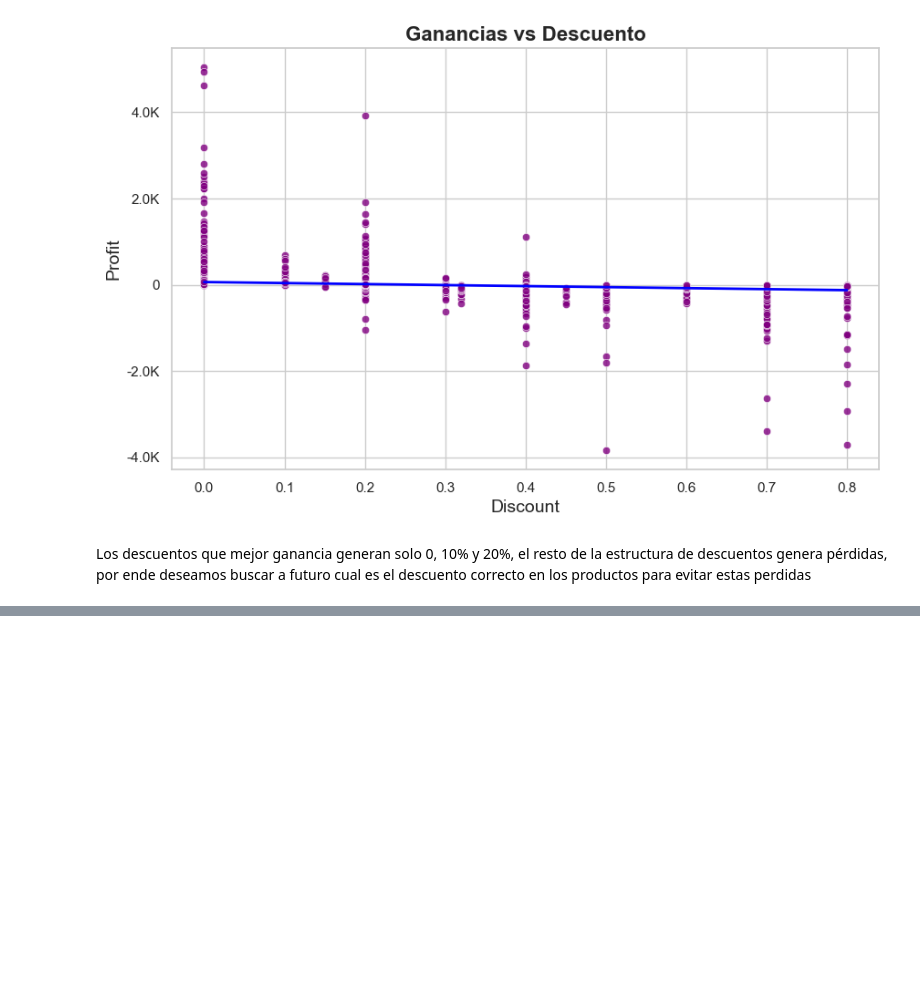
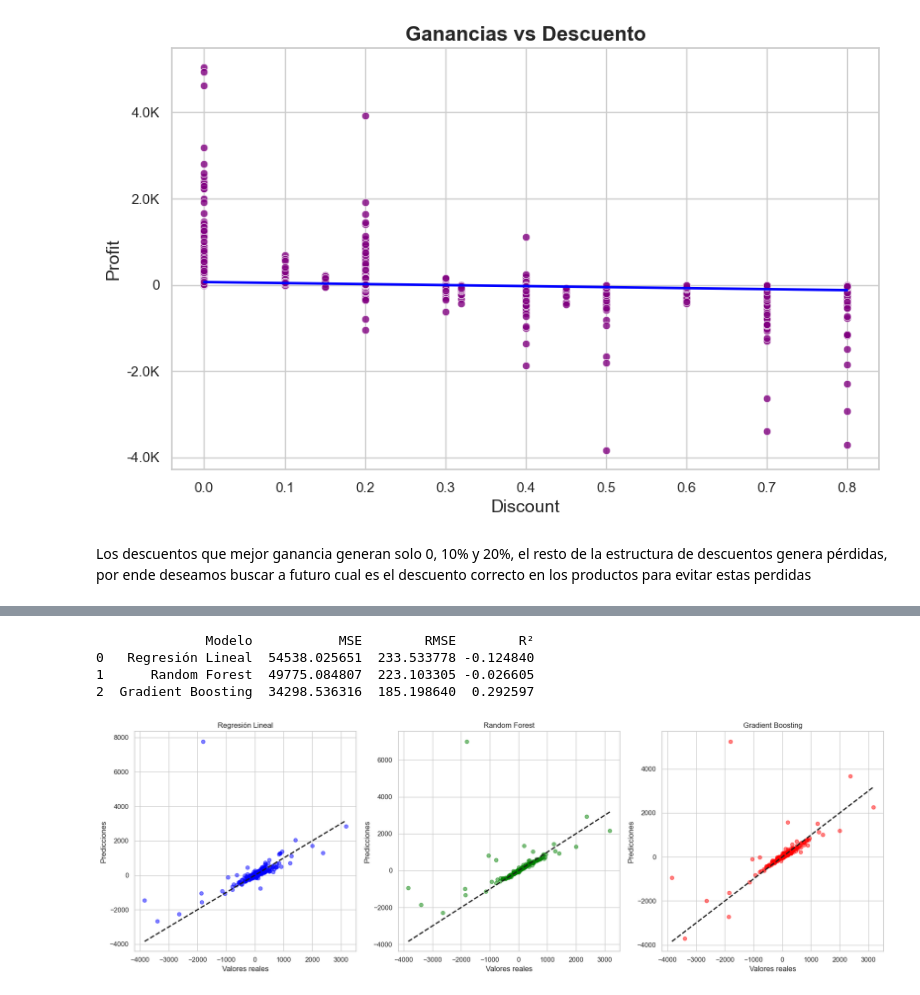
Before and after one commit to yusleylabrador/DCI_Proyecto, a Jupyter notebook: Proyecto_Ventas_Yusley.ipynb, the cells around one changed output, grey strips where cells are left out. Drawn from its saved outputs; the diff is of its cells as text; code cells hidden in the pictures; blank space fills up the shorter version.

```diff
--- a/Proyecto_Ventas_Yusley.ipynb
+++ b/Proyecto_Ventas_Yusley.ipynb
@@ -515,0 +680,9 @@ Los descuentos que mejor ganancia generan solo 0, 10% y 20%, el resto de la estr
+# %%
+# Crear y entrenar el modelo de Random Forest
+modelo_rf = RandomForestRegressor(random_state=42)
+modelo_rf.fit(X_train, y_train)
+
+# Predecir y evaluar
+y_pred_rf = modelo_rf.predict(X_test)
+print("\nResultados de Random Forest:")
+evaluar_modelo(y_test, y_pred_rf)
@@ -515,0 +699,9 @@ Los descuentos que mejor ganancia generan solo 0, 10% y 20%, el resto de la estr
+# %%
+# Crear y entrenar el modelo de Gradient Boosting
+modelo_gb = GradientBoostingRegressor(random_state=42)
+modelo_gb.fit(X_train, y_train)
+
+# Predecir y evaluar
+y_pred_gb = modelo_gb.predict(X_test)
+print("\nResultados de Gradient Boosting:")
+evaluar_modelo(y_test, y_pred_gb)
@@ -515,0 +716,50 @@ Los descuentos que mejor ganancia generan solo 0, 10% y 20%, el resto de la estr
+# %%
+# Crear una tabla con los resultados
+resultados = pd.DataFrame({
+    "Modelo": ["Regresión Lineal", "Random Forest", "Gradient Boosting"],
+    "MSE": [mean_squared_error(y_test, y_pred_lr),
+            mean_squared_error(y_test, y_pred_rf),
+            mean_squared_error(y_test, y_pred_gb)],
+    "RMSE": [np.sqrt(mean_squared_error(y_test, y_pred_lr)),
+             np.sqrt(mean_squared_error(y_test, y_pred_rf)),
+             np.sqrt(mean_squared_error(y_test, y_pred_gb))],
+    "R²": [r2_score(y_test, y_pred_lr),
+           r2_score(y_test, y_pred_rf),
+           r2_score(y_test, y_pred_gb)]
+})
+
+print(resultados)
+# %% [output]
+              Modelo           MSE        RMSE        R²
+0   Regresión Lineal  54538.025651  233.533778 -0.124840
+1      Random Forest  49775.084807  223.103305 -0.026605
+2  Gradient Boosting  34298.536316  185.198640  0.292597
+# %%
+# Graficamos
+fig, axs = plt.subplots(1, 3, figsize=(18, 6))
+
+# Modelo de Regresión Lineal
+axs[0].scatter(y_test, y_pred_lr, color='blue', alpha=0.5)
+axs[0].plot([y_test.min(), y_test.max()], [y_test.min(), y_test.max()], 'k--', linewidth=2)
+axs[0].set_title('Regresión Lineal')
+axs[0].set_xlabel('Valores reales')
+axs[0].set_ylabel('Predicciones')
+
+# Modelo de Random Forest
+axs[1].scatter(y_test, y_pred_rf, color='green', alpha=0.5)
+axs[1].plot([y_test.min(), y_test.max()], [y_test.min(), y_test.max()], 'k--', linewidth=2)
+axs[1].set_title('Random Forest')
+axs[1].set_xlabel('Valores reales')
+axs[1].set_ylabel('Predicciones')
+
+# Modelo de Gradient Boosting
+axs[2].scatter(y_test, y_pred_gb, color='red', alpha=0.5)
+axs[2].plot([y_test.min(), y_test.max()], [y_test.min(), y_test.max()], 'k--', linewidth=2)
+axs[2].set_title('Gradient Boosting')
+axs[2].set_xlabel('Valores reales')
+axs[2].set_ylabel('Predicciones')
+
+plt.tight_layout()
+plt.show()
+# %% [output]
+[figure, added]
```
Also changed, not shown: parts of 34 cells of this notebook.
